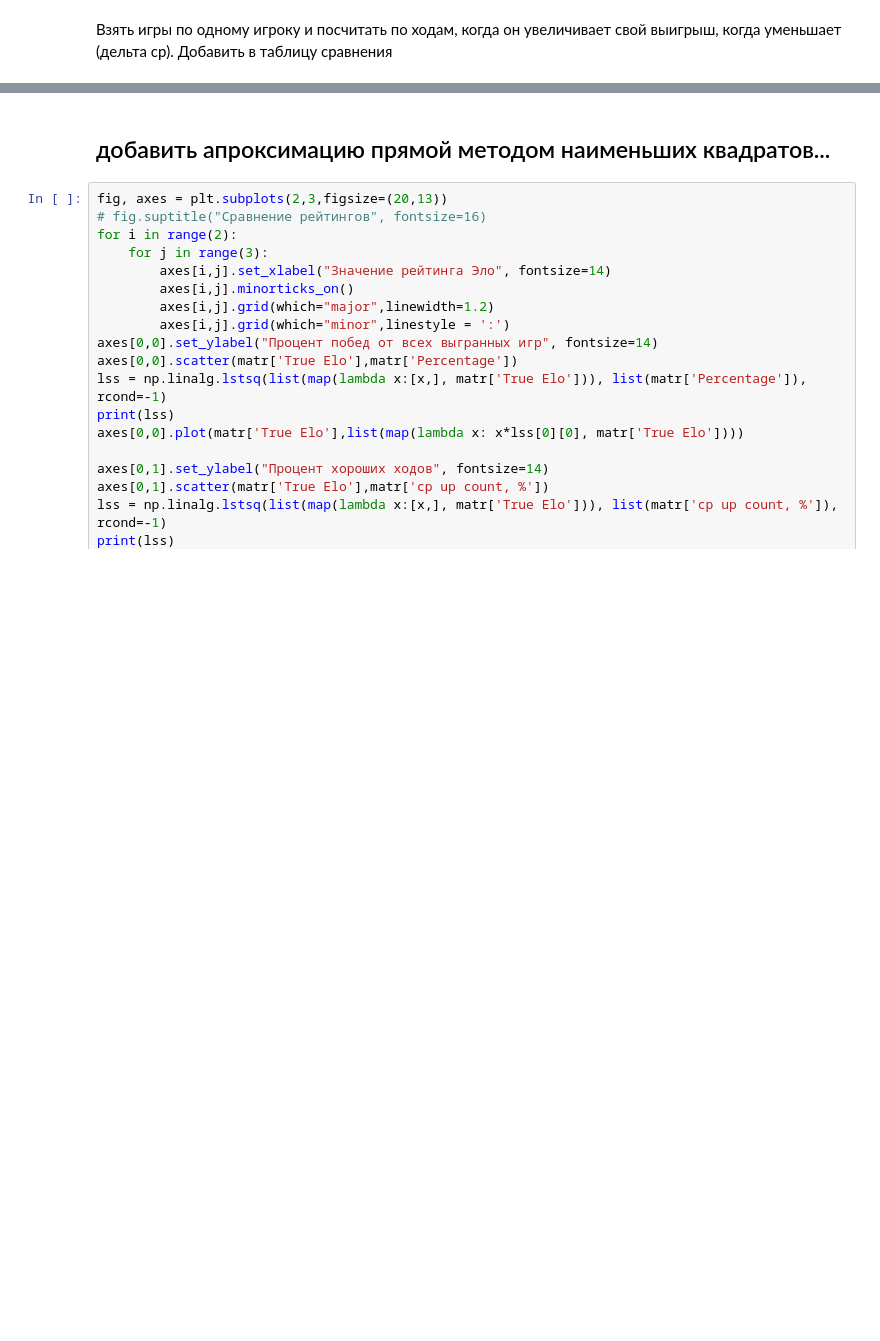
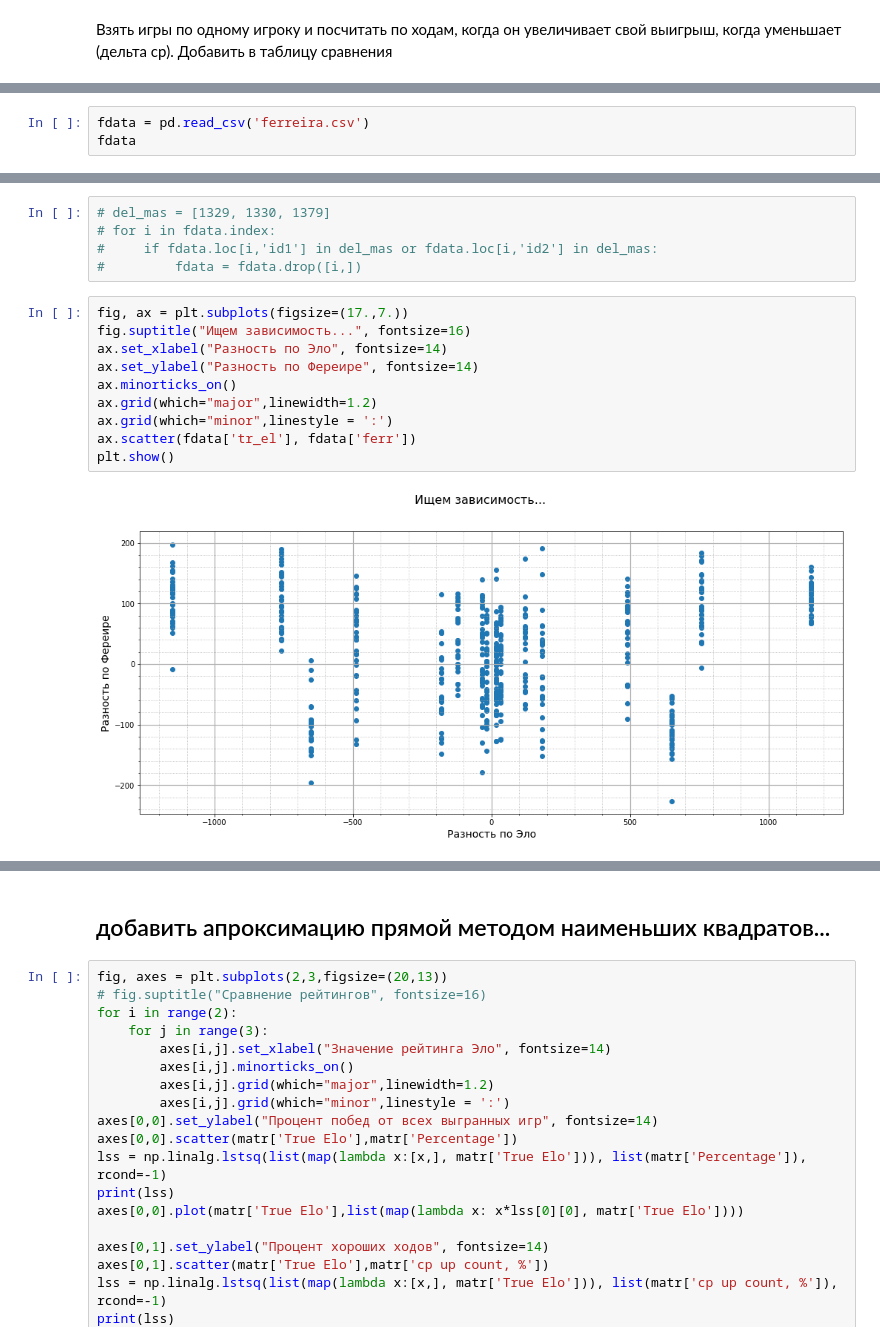
Before and after one commit to Ol333/gh, a Jupyter notebook: analisis.ipynb, the cells around one changed output, grey strips where cells are left out. Drawn from its saved outputs; the diff is of its cells as text; blank space fills up the shorter version.

```diff
--- a/analisis.ipynb
+++ b/analisis.ipynb
@@ -513,0 +605,3 @@ matr['delta cp with pv_cp'] = matr['delta cp with pv_cp'] / matr['total count of
+# %%
+fdata = pd.read_csv('ferreira.csv')
+fdata
@@ -514,2 +689,19 @@ matr['delta cp with pv_cp'] = matr['delta cp with pv_cp'] / matr['total count of
+# %%
+# del_mas = [1329, 1330, 1379]
+# for i in fdata.index:
+#     if fdata.loc[i,'id1'] in del_mas or fdata.loc[i,'id2'] in del_mas:
+#         fdata = fdata.drop([i,])
+# %%
+fig, ax = plt.subplots(figsize=(17.,7.))
+fig.suptitle("Ищем зависимость...", fontsize=16)
+ax.set_xlabel("Разность по Эло", fontsize=14)
+ax.set_ylabel("Разность по Фереире", fontsize=14)
+ax.minorticks_on()
+ax.grid(which="major",linewidth=1.2)
+ax.grid(which="minor",linestyle = ':')
+ax.scatter(fdata['tr_el'], fdata['ferr'])
+plt.show()
+# %% [output]
+[figure, added]
 # %%
 matr
```
Also changed, not shown: parts of 20 cells of this notebook.
